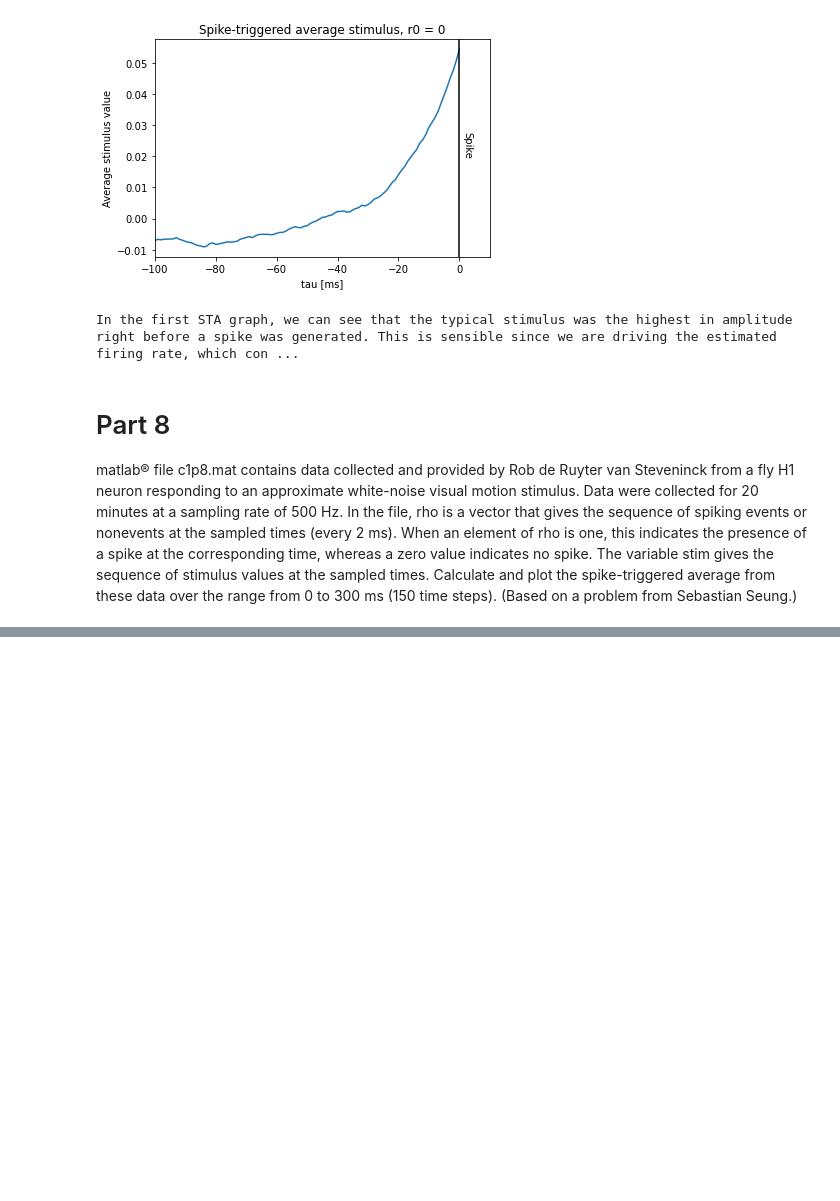
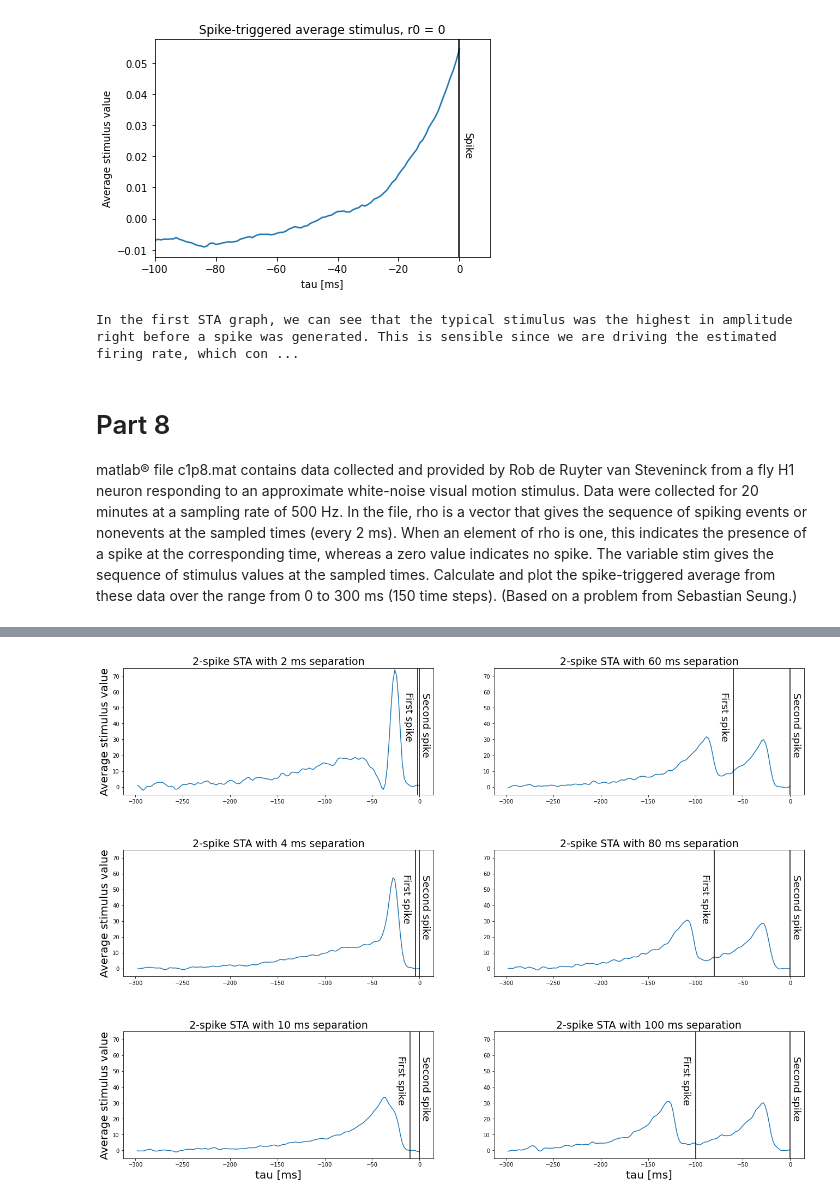
Before and after one commit to Revanchist317/DA_exercises, a Jupyter notebook: Chapter 1.ipynb, the cells around one changed output, grey strips where cells are left out. Drawn from its saved outputs; the diff is of its cells as text; code cells hidden in the pictures; blank space fills up the shorter version.

```diff
--- a/Chapter 1.ipynb
+++ b/Chapter 1.ipynb
@@ -737,0 +741,58 @@ plt.show()
+# %%
+# First of all, create a list of intervals in ms, starting with 2 ms, as in there are no 0s between the spikes
+separation_list = [2, 4, 10, 60, 80, 100]
+
+# Make it into a dictionary
+sep_dict = {key: None for key in separation_list}
+# lags_dict = {key: None for key in separation_list}
+Q_RS_dict = {key: None for key in separation_list}
+STA_H1_dict = {key: None for key in separation_list}
+
+for value in separation_list:
+    sep_dict[value] = [0] * int(value/2-1)
+    sep_dict[value].append(1)
+    sep_dict[value].insert(0, 1)
+# %%
+zero_data = [0] * len(P8_data.Stim)
+fig, axs = plt.subplots(3, 2, figsize=(20, 15))
+plt.tight_layout(pad=8)
+spike_y_list = [0.021, 0.15, 0.025]
+
+# Loop over the dictionary
+for count, sep_val in enumerate(sep_dict):
+
+    # Since we are doing the exercise in Python, we have to change the code. Numpy has a convolve function
+    # essentially identical to the MATLAB one and instead of 'find' we use 'where'
+    conv_result = np.convolve(P8_data.Rho, sep_dict[sep_val])
+    indices = np.where(conv_result == 2)[0]
+    zero_data2 = [1 if i in indices else val for i, val in enumerate(zero_data)]
+    Q_RS_dict[sep_val] = scipy.signal.correlate(zero_data2, P8_data.Stim, mode='full')/len(P8_data.Rho)
+    STA_H1_dict[sep_val] = np.flip(Q_RS_dict[sep_val])*(1/np.mean(zero_data2))
+
+    if count <= 2:
+        axs[count, 0].plot(1000*lags_H1[round(len(lags_H1)/2)-150:round(len(lags_H1)/2)], STA_H1_dict[sep_val][round(len(lags_H1)/2)-150:round(len(lags_H1)/2)])
+        axs[count, 0].axvline(color='k')
+        axs[count, 0].axvline(color='k', x=-sep_val)
+        axs[count, 0].text(-15-sep_val, 30, 'First spike', rotation=270, fontsize=18)
+        axs[count, 0].text(1, 20, 'Second spike', rotation=270, fontsize=18)
+        axs[count, 0].set_title(f"2-spike STA with {sep_val} ms separation", fontsize=19)
+        axs[count, 0].set_ylim(-5, 75)
+
+    else:
+        axs[count-3, 1].plot(1000*lags_H1[round(len(lags_H1)/2)-150:round(len(lags_H1)/2)], STA_H1_dict[sep_val][round(len(lags_H1)/2)-150:round(len(lags_H1)/2)])
+        axs[count-3, 1].axvline(color='k')
+        axs[count-3, 1].axvline(color='k', x=-sep_val)
+        axs[count-3, 1].text(-15-sep_val, 30, 'First spike', rotation=270, fontsize=18)
+        axs[count-3, 1].text(1, 20, 'Second spike', rotation=270, fontsize=18)
+        axs[count-3, 1].set_title(f"2-spike STA with {sep_val} ms separation", fontsize=19)
+        axs[count-3, 1].set_ylim(-5, 75)
+
+    axs[2, 0].set_xlabel('tau [ms]', fontsize=20)
+    axs[2, 1].set_xlabel('tau [ms]', fontsize=20)
+    axs[0, 0].set_ylabel('Average stimulus value', fontsize=20)
+    axs[1, 0].set_ylabel('Average stimulus value', fontsize=20)
+    axs[2, 0].set_ylabel('Average stimulus value', fontsize=20)
+
+plt.show()
+# %% [output]
+[figure, added]
```
Also changed, not shown: parts of 13 cells of this notebook.
